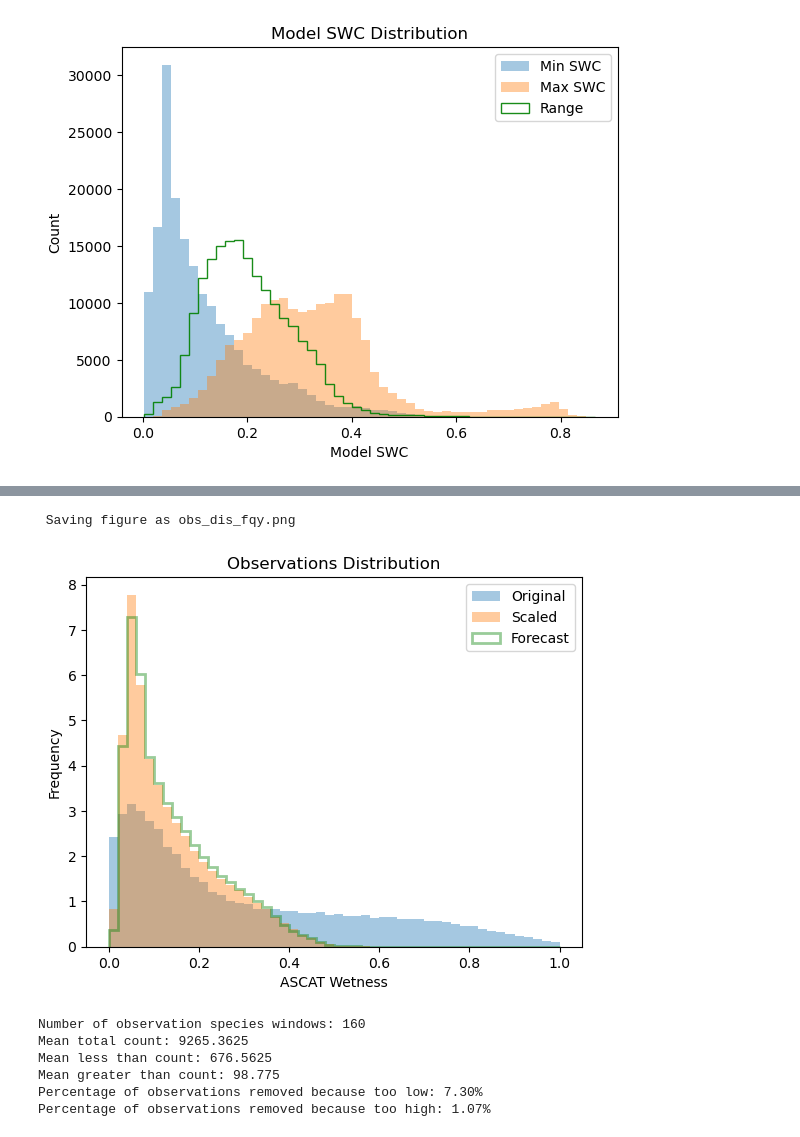
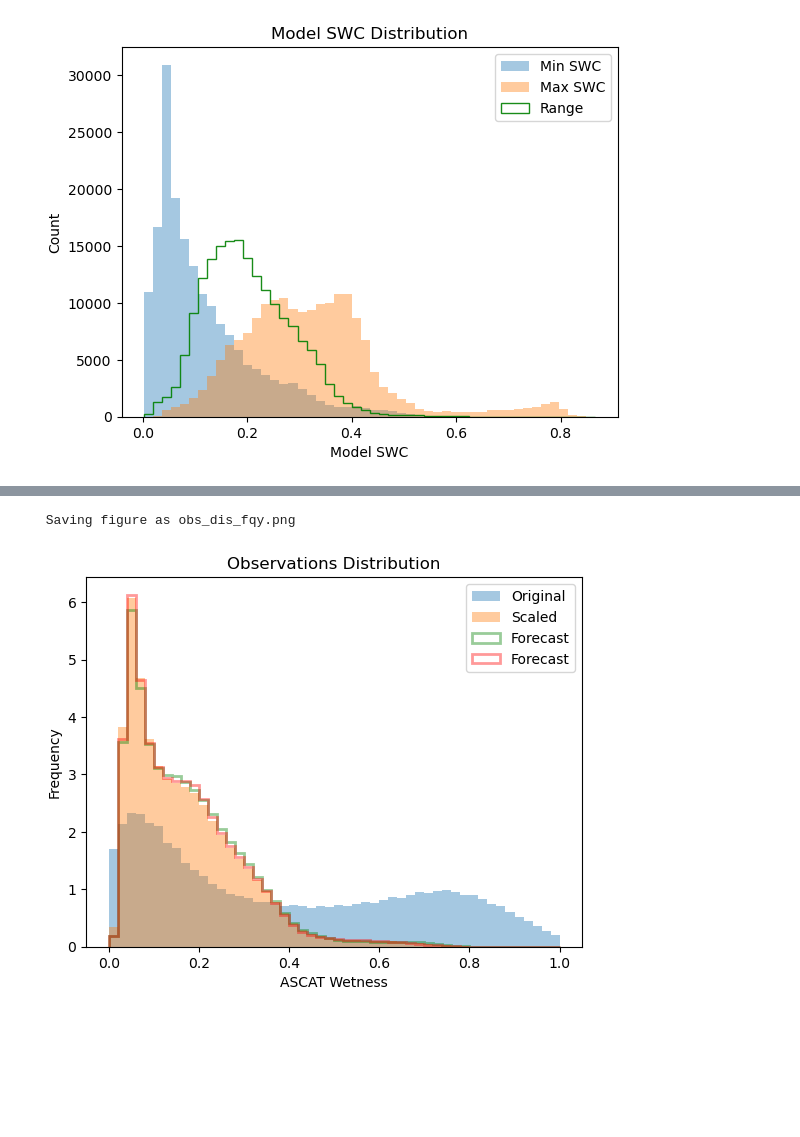
Before and after one commit to amfox37/GEOSldas_diagnostics, a Jupyter notebook: Jupyter/Analyze_new_scaling_102023.ipynb, the cells around one changed output, grey strips where cells are left out. Saved outputs shown, nothing was run; the diff lists cells and outputs as text; code cells hidden in the pictures; blank space fills up the shorter version.

```diff
--- a/Jupyter/Analyze_new_scaling_102023.ipynb
+++ b/Jupyter/Analyze_new_scaling_102023.ipynb
@@ -117,0 +329,16 @@ Total number of obs =  726292
+# %%
+# Load the saved values from the file
+data = np.load('combined_values2.npz', allow_pickle=True)
+
+# Access the variables
+date_time2 = data['date_time']
+obs_species2 = data['obs_species']
+obs_tilenum2 = data['obs_tilenum']
+obs_lon2 = data['obs_lon']
+obs_lat2 = data['obs_lat']
+obs_obs2 = data['obs_obs']
+obs_obsvar2 = data['obs_obsvar']
+obs_fcst2 = data['obs_fcst']
+obs_fcstvar2 = data['obs_fcstvar']
+obs_ana2 = data['obs_ana']
+obs_anavar2 = data['obs_anavar']
@@ -128,6 +371,26 @@ obs_fcst[obs_fcst == nodata] = np.nan
 obs_fcstvar[obs_fcstvar == nodata] = np.nan
 obs_ana[obs_ana == nodata] = np.nan
 obs_anavar[obs_anavar == nodata] = np.nan
+
+# No-data check
+#  - single ensemble member integrations yield obs_obsvar==nodata)
+#  - in some cases obs_fcst (a.k.a. Obs_pred) is no-data-value,
+#     eg. SMOS Tb when snow is present)
+
+nodata = -9999
+
+obs_obsvar2[obs_obsvar2 == nodata] = np.nan
+obs_fcst2[obs_fcst2 == nodata] = np.nan
+obs_fcstvar2[obs_fcstvar2 == nodata] = np.nan
+obs_ana2[obs_ana2 == nodata] = np.nan
+obs_anavar2[obs_anavar2 == nodata] = np.nan
+
+
+obs_obsvar3[obs_obsvar3 == nodata] = np.nan
+obs_fcst3[obs_fcst3 == nodata] = np.nan
+obs_fcstvar3[obs_fcstvar3 == nodata] = np.nan
+obs_ana3[obs_ana3 == nodata] = np.nan
+obs_anavar3[obs_anavar3 == nodata] = np.nan
 # %%
 # Make obarray
 
@@ -334,68 +585,34 @@ Indices of negative values: []
 # %%
 # Generate data
 data1 = obs_obs
 data2 = obs_obs2
-data3 = obs_fcst2
+data3 = obs_fcst
+data4 = obs_fcst2
 
 # Define bin edges
-combined_data = np.concatenate([data1, data2, data3])
+combined_data = np.concatenate([data1, data2, data3, data4])
 bin_edges = np.linspace(np.min(combined_data), np.max(combined_data), 51)
 
 # Plot histogram as a line
 fig, ax = plt.subplots()
 
 n2, bins, patches = ax.hist(data1, density=True, bins=bin_edges, alpha=0.4, label='Original')
 n1, bins, patches = ax.hist(data2, density=True, bins=bin_edges, alpha=0.4, label='Scaled')
 n3, bins, patches = ax.hist(data3, density=True, bins=bin_edges, alpha=0.4, label='Forecast', color='green', histtype='step', linewidth=2)
+n4, bins, patches = ax.hist(data4, density=True, bins=bin_edges, alpha=0.4, label='Forecast', color='red', histtype='step', linewidth=2)
 
 # Add labels and title
 ax.set_xlabel('ASCAT Wetness')
 ax.set_ylabel('Frequency')
 ax.set_title('Observations Distribution')
 ax.legend()
 
 savename = 'obs_dis_fqy.png'
 print(" Saving figure as", savename, "\n")
 plt.savefig(savename, dpi = 400)
 
 # Show plot
 plt.show()
 # %% [output]
  Saving figure as obs_dis_fqy.png
-[figure, old version]
+[figure, new version]
-# %%
-import re
-
-# Open the file for reading
-with open('../test_data/ASCAT_test_new_scaling.ldas_log.20150401_0000z.txt', 'r') as file:
-
-    # Read the file contents
-    contents = file.read()
-
-    # Define the regular expression pattern
-    pattern = r'Total count: (\d+)  Less than count: (\d+)  Greater than count: (\d+)'
-
-    # Find all the lines that match the pattern
-    matches = re.findall(pattern, contents)
-
-    # Calculate the mean of the total_count values
-    total_counts = [int(match[0]) for match in matches]
-    mean_total_count = sum(total_counts) / len(total_counts)
-    mean_less_than_count = sum([int(match[1]) for match in matches]) / len(matches)
-    mean_greater_than_count = sum([int(match[2]) for match in matches]) / len(matches)
-
-    # Print the mean total count
-    print(f'Number of observation species windows: {len(matches)}')
-    print(f'Mean total count: {mean_total_count}')
-    print(f'Mean less than count: {mean_less_than_count}')
-    print(f'Mean greater than count: {mean_greater_than_count}')
-
-    print(f'Percentage of observations removed because too low: {mean_less_than_count / mean_total_count * 100:.2f}%')
-    print(f'Percentage of observations removed because too high: {mean_greater_than_count / mean_total_count * 100:.2f}%')
-# %% [output]
-Number of observation species windows: 160
-Mean total count: 9265.3625
-Mean less than count: 676.5625
-Mean greater than count: 98.775
-Percentage of observations removed because too low: 7.30%
-Percentage of observations removed because too high: 1.07%
```
Also changed, not shown: parts of 31 cells of this notebook, 10 other files.
